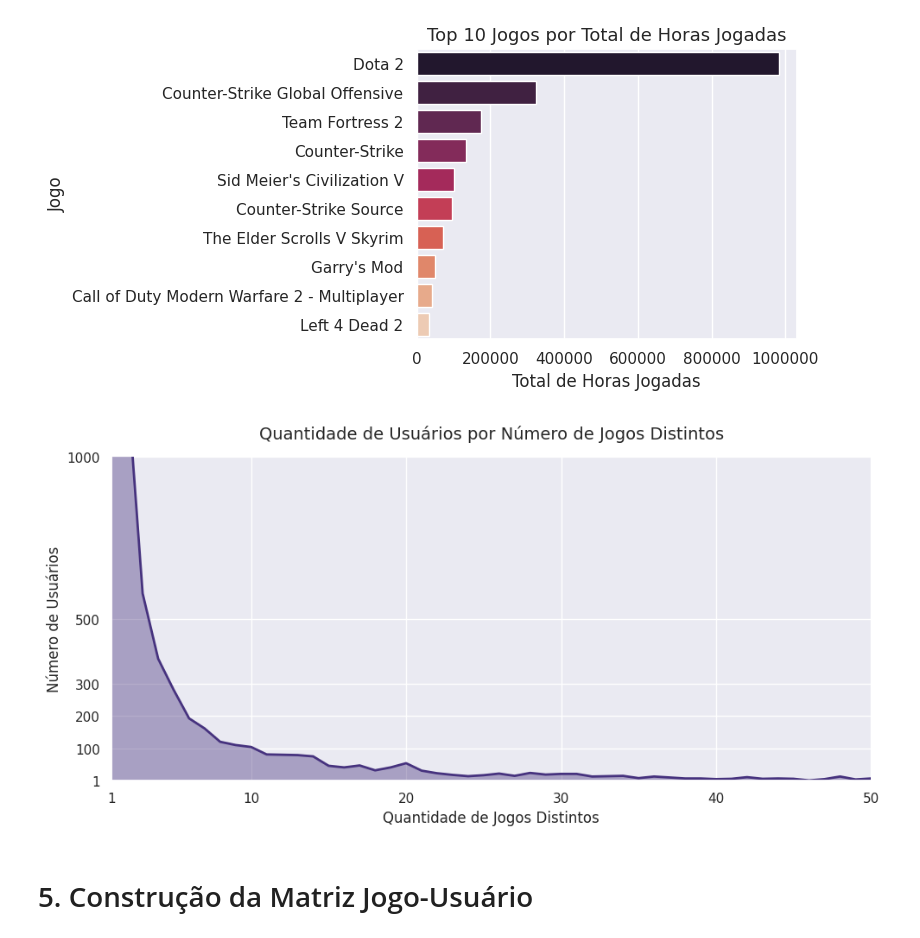
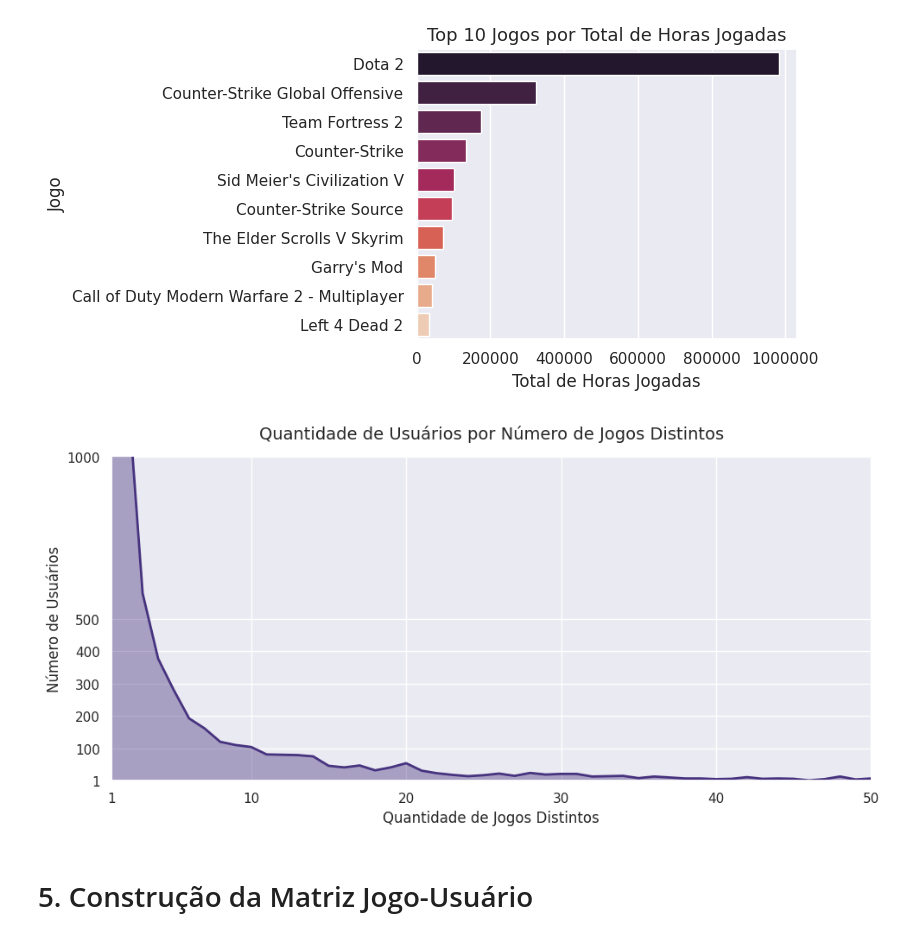
Before and after one commit to buabns/Aulas_PCD, a Jupyter notebook: PROJETO_FINAL.ipynb, the cells around one changed output. Drawn from its saved outputs; the diff is of its cells as text; code cells hidden in the pictures.

```diff
--- a/PROJETO_FINAL.ipynb
+++ b/PROJETO_FINAL.ipynb
@@ -172,30 +172,30 @@ plt.show()
 # %%
 # Para cada usuário, conta quantos jogos distintos aparecem em seus registros.
 # nunique() conta títulos diferentes, mesmo que haja mais de um registro do mesmo jogo.
 jogos_por_usuario = df_play.groupby('user_id')['game_name'].nunique()
 
 # Agrupa os usuários pela quantidade de jogos distintos em seus registros.
 distribuicao = jogos_por_usuario.value_counts().sort_index()
 
 plt.figure(figsize=(10, 5))
 
 # Representa a distribuição com uma área preenchida e uma linha.
 plt.fill_between(distribuicao.index, distribuicao.values, alpha=0.4)
 plt.plot(distribuicao.index, distribuicao.values, linewidth=2)
 plt.xlim(1, 50)
 plt.xticks([1, 10, 20, 30, 40, 50])
 plt.ylim(1, 1000)
-plt.yticks([1, 100, 200, 300, 500, 1000])
+plt.yticks([1, 100, 200, 300, 400, 500, 1000])
 
 plt.title('Quantidade de Usuários por Número de Jogos Distintos', fontsize=14, pad=15)
 plt.xlabel('Quantidade de Jogos Distintos')
 plt.ylabel('Número de Usuários')
 
 sns.despine()
 plt.tight_layout()
 plt.show()
 # %% [output]
-[figure, old version]
+[figure, new version]
 # %% [markdown]
 # 5. Construção da Matriz Jogo-Usuário
 # %%
```
